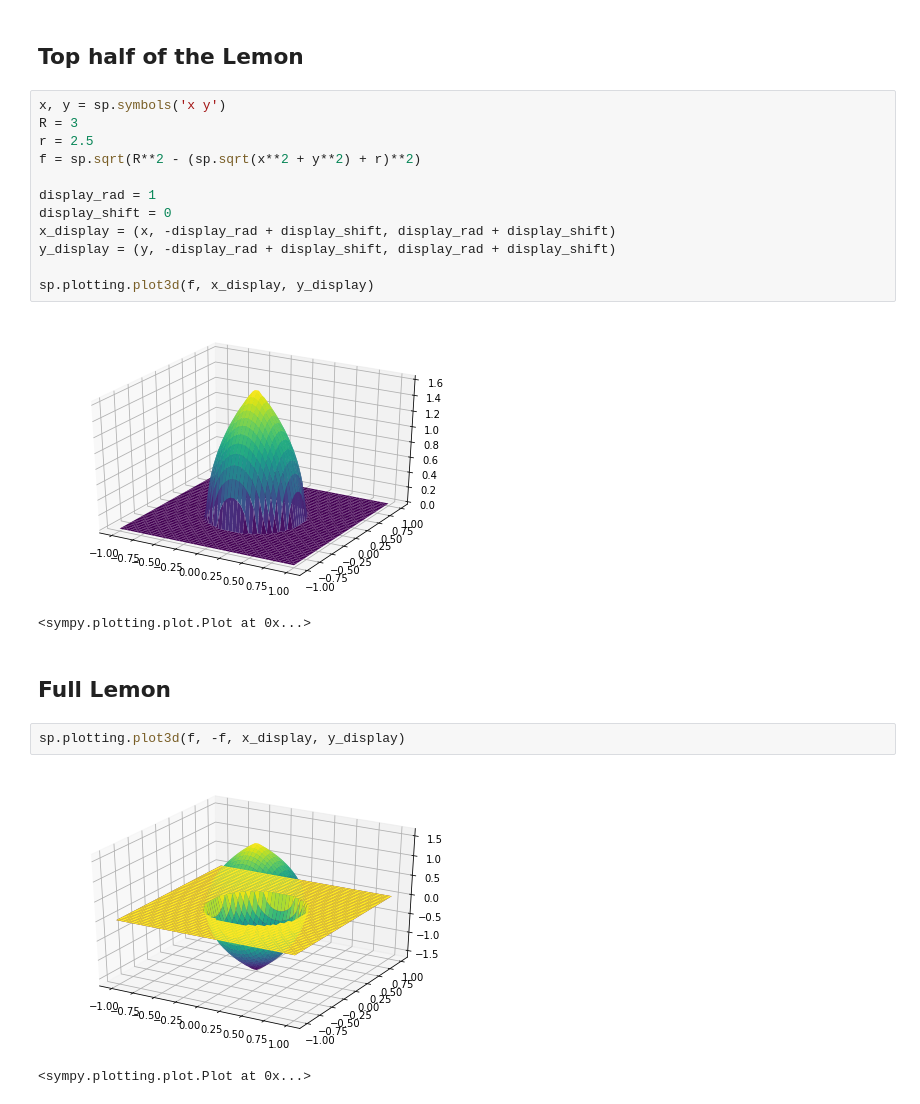
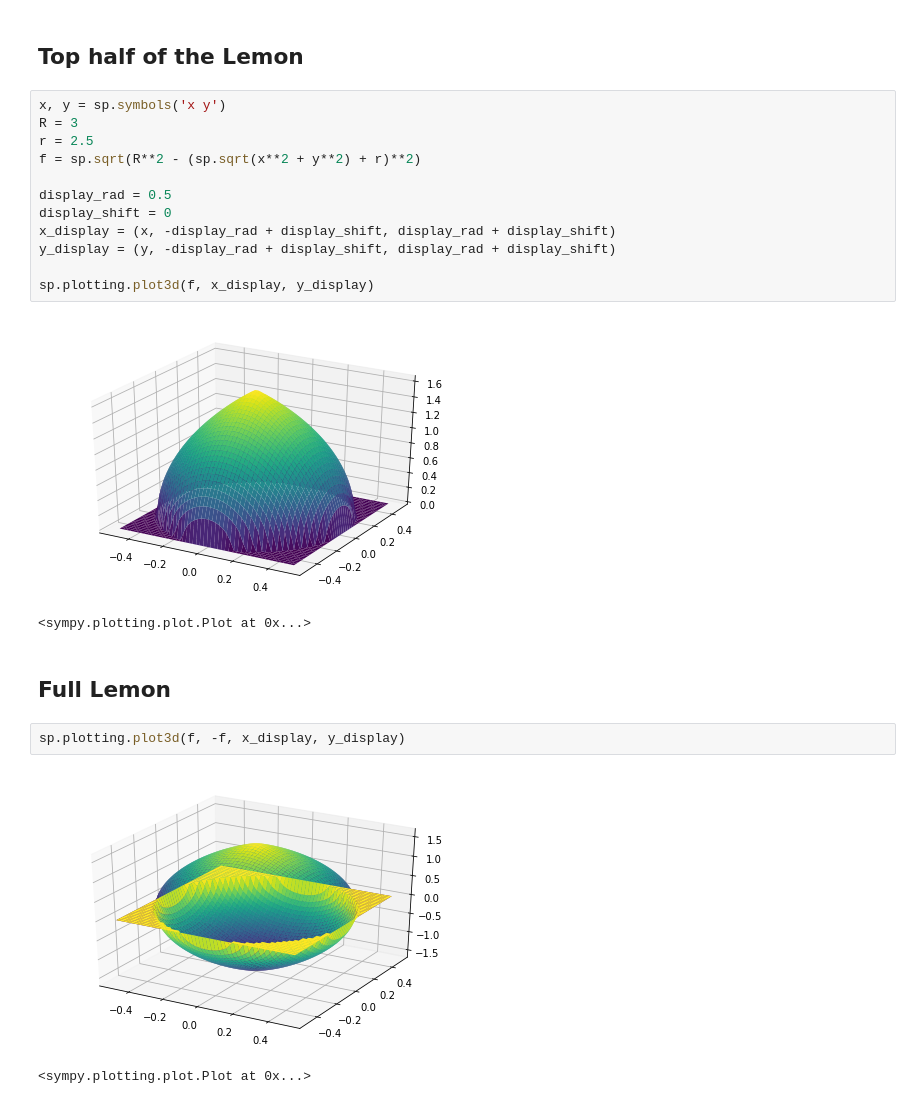
Before and after one commit to ningsongshen/usra-2020, a Jupyter notebook: lemons.ipynb, the cells around one changed output. Saved outputs shown, nothing was run; the diff lists cells and outputs as text.

```diff
--- a/lemons.ipynb
+++ b/lemons.ipynb
@@ -5,22 +5,22 @@ import sympy as sp
 # %%
 x, y = sp.symbols('x y')
 R = 3
 r = 2.5
 f = sp.sqrt(R**2 - (sp.sqrt(x**2 + y**2) + r)**2)
 
-display_rad = 1
+display_rad = 0.5
 display_shift = 0
 x_display = (x, -display_rad + display_shift, display_rad + display_shift)
 y_display = (y, -display_rad + display_shift, display_rad + display_shift)
 
 sp.plotting.plot3d(f, x_display, y_display)
 # %% [output]
-[figure, old version]
+[figure, new version]
 <sympy.plotting.plot.Plot at 0x...>
 # %% [markdown]
 ## Full Lemon
 # %%
 sp.plotting.plot3d(f, -f, x_display, y_display)
 # %% [output]
-[figure, old version]
+[figure, new version]
 <sympy.plotting.plot.Plot at 0x...>
```
Also changed, not shown: 1 other file.
